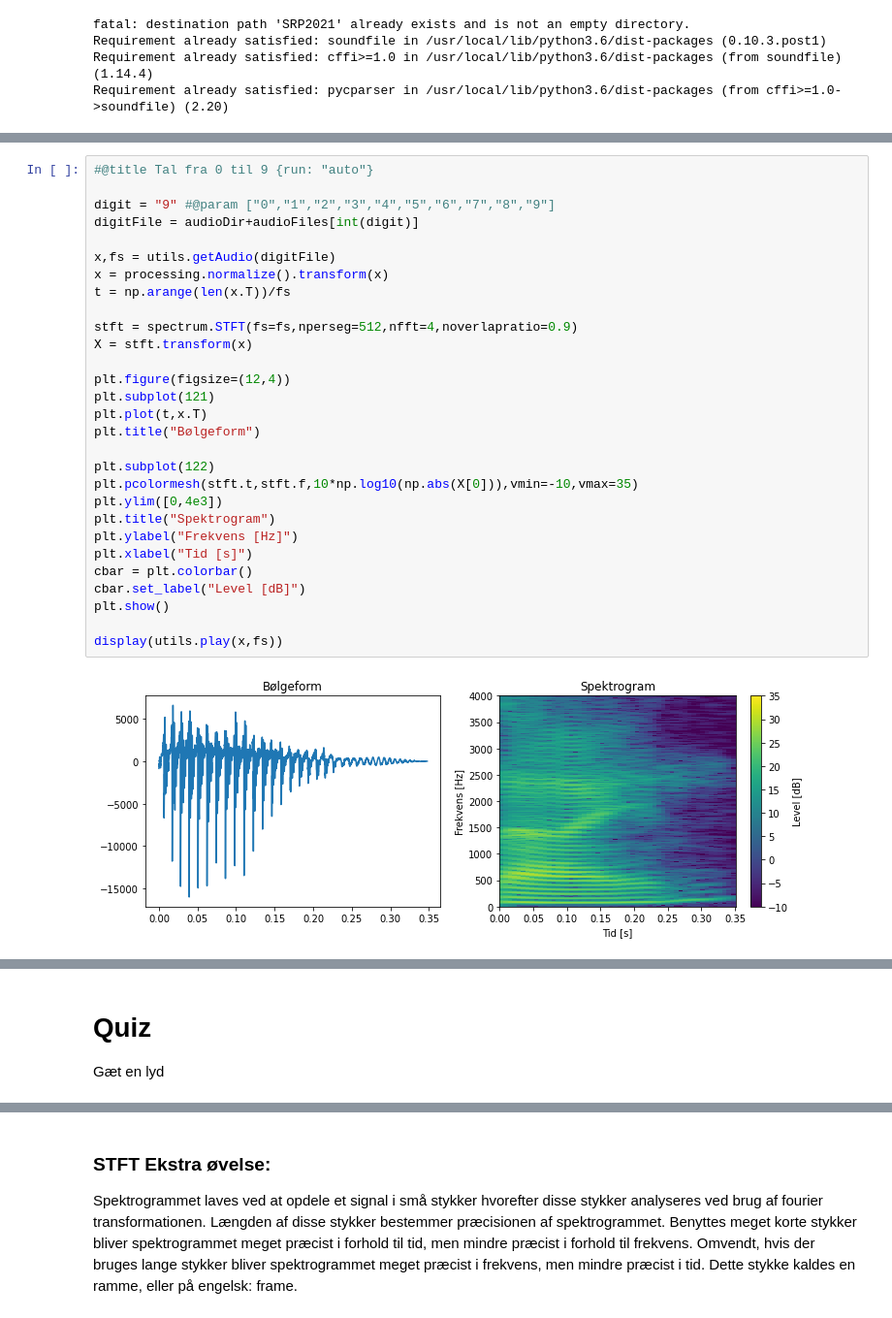
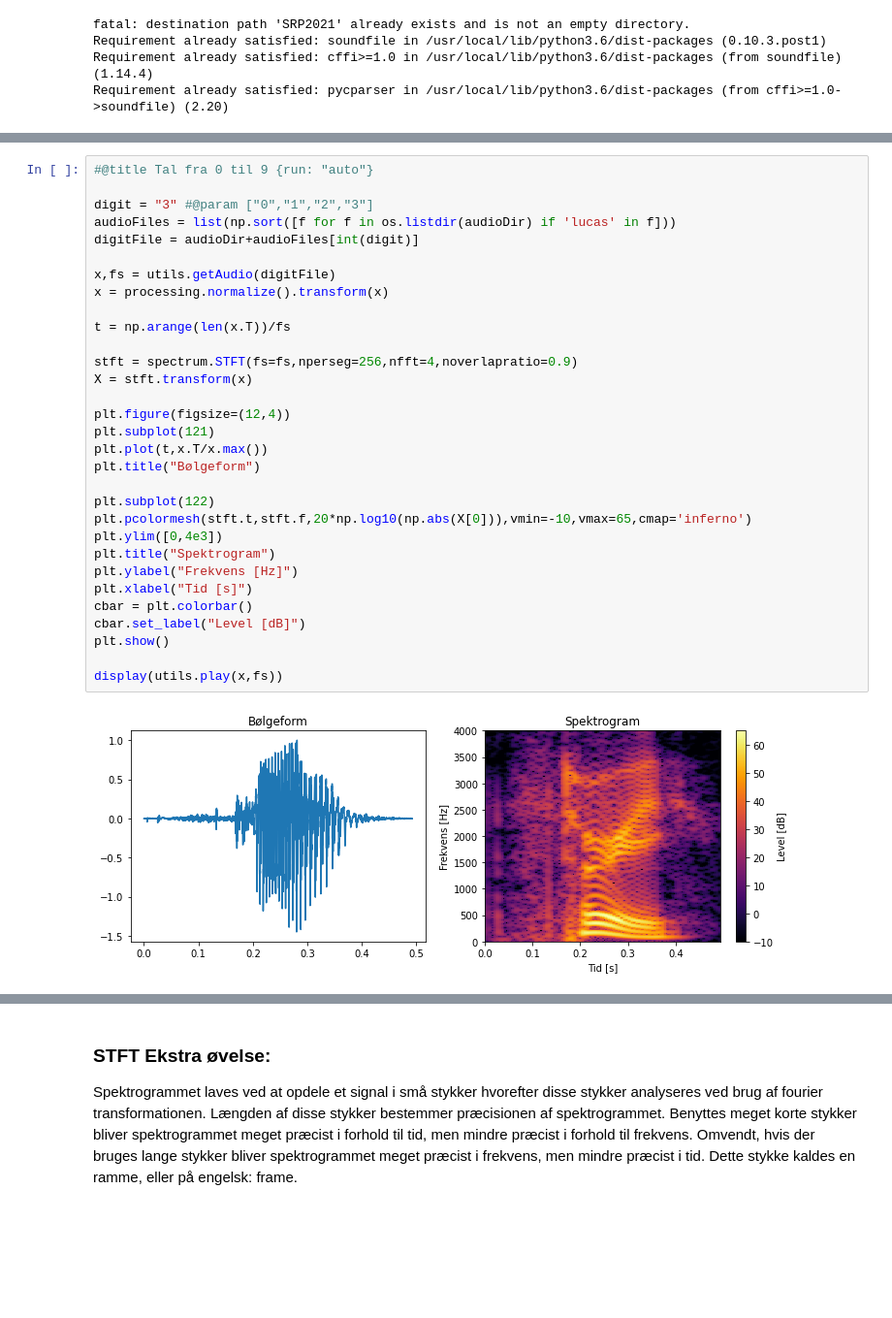
Before and after one commit to niels-overby/SRP-noisereduction, a Jupyter notebook: SRP_STFT.ipynb, the cells around one changed output, grey strips where cells are left out. Shown at 97% size. Cells and saved outputs as stored; diff of their text form; blank space fills up the shorter version.

```diff
--- a/SRP_STFT.ipynb
+++ b/SRP_STFT.ipynb
@@ -109,36 +189,34 @@ En metode til at analysere et signal i både tid og frekvens er ved hjælp af sp
 # %%
 #@title Tal fra 0 til 9 {run: "auto"}
 
-digit = "9" #@param ["0","1","2","3","4","5","6","7","8","9"]
+digit = "3" #@param ["0","1","2","3"]
+audioFiles = list(np.sort([f for f in os.listdir(audioDir) if 'lucas' in f]))
 digitFile = audioDir+audioFiles[int(digit)]
 
 x,fs = utils.getAudio(digitFile)
 x = processing.normalize().transform(x)
+
 t = np.arange(len(x.T))/fs
 
-stft = spectrum.STFT(fs=fs,nperseg=512,nfft=4,noverlapratio=0.9)
+stft = spectrum.STFT(fs=fs,nperseg=256,nfft=4,noverlapratio=0.9)
 X = stft.transform(x)
 
 plt.figure(figsize=(12,4))
 plt.subplot(121)
-plt.plot(t,x.T)
+plt.plot(t,x.T/x.max())
 plt.title("Bølgeform")
 
 plt.subplot(122)
-plt.pcolormesh(stft.t,stft.f,10*np.log10(np.abs(X[0])),vmin=-10,vmax=35)
+plt.pcolormesh(stft.t,stft.f,20*np.log10(np.abs(X[0])),vmin=-10,vmax=65,cmap='inferno')
 plt.ylim([0,4e3])
 plt.title("Spektrogram")
 plt.ylabel("Frekvens [Hz]")
 plt.xlabel("Tid [s]")
 cbar = plt.colorbar()
 cbar.set_label("Level [dB]")
 plt.show()
 
 display(utils.play(x,fs))
 # %% [output]
-[figure, old version]
+[figure, new version]
 [interactive output not drawn]
-# %% [markdown]
-# Quiz
-
-Gæt en lyd
```
Also changed, not shown: parts of 17 cells of this notebook.
